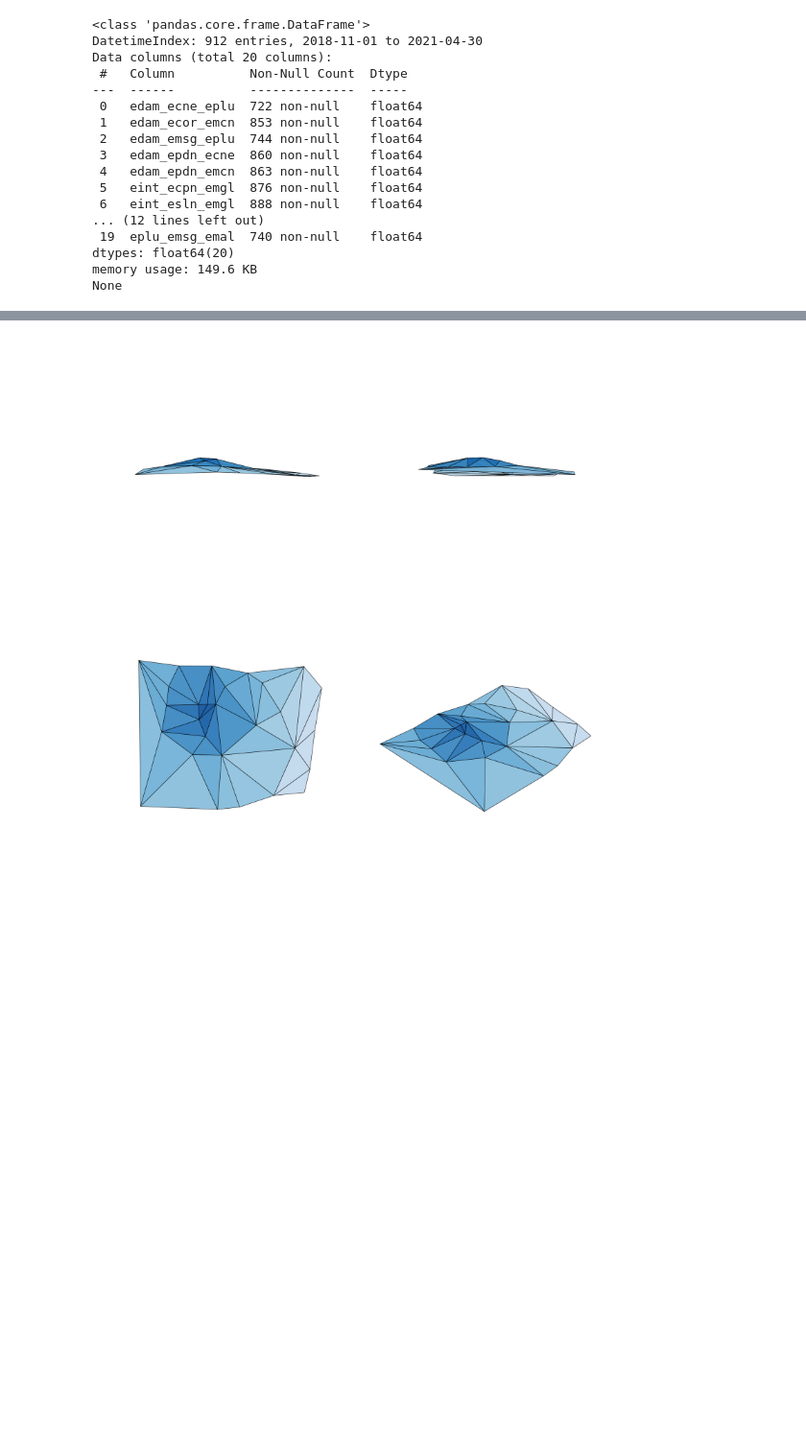
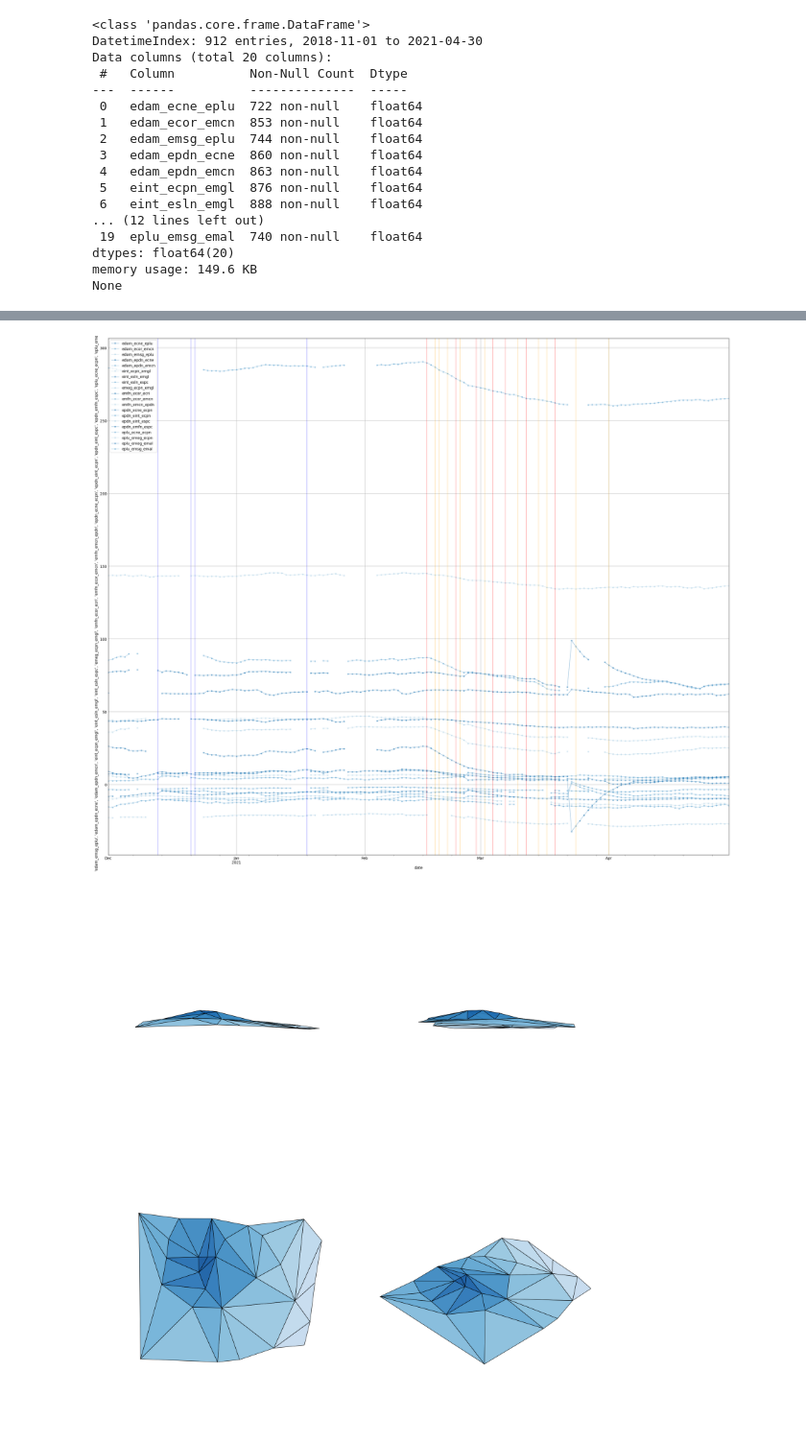
Before and after one commit to francescopandolfo/TESI_LM32, a Jupyter notebook: tesi_pandolfo_UI.ipynb, the cells around one changed output, grey strips where cells are left out. Shown at 96% size. Cells and saved outputs as stored; diff of their text form; code cells hidden in the pictures; blank space fills up the shorter version.

```diff
--- a/tesi_pandolfo_UI.ipynb
+++ b/tesi_pandolfo_UI.ipynb
@@ -186,3 +164,47 @@ df1.plot(x='day', y=['edam_ecne_eplu',
+# %%
+df_f = df
+df_f = df_f.loc['2020-12-01':'2021-04-30']
+
+df_f.plot(figsize=(24,20), marker = ".", linewidth=1, alpha = 0.5)
+plt.xlabel('date')
+plt.ylabel(['edam_ecne_eplu',
+                     'edam_ecor_emcn',
+                     'edam_emsg_eplu',
+                     'edam_epdn_ecne',
+                     'edam_epdn_emcn',
+                     'eint_ecpn_emgl',
+                     'eint_esln_emgl',
+                     'eint_esln_espc',
+                     'emeg_ecpn_emgl',
+                     'emfn_ecor_ecri',
+                     'emfn_ecor_emcn',
+                     'emfn_emcn_epdn',
+                     'epdn_ecne_ecpn',
+                     'epdn_eint_ecpn',
+                     'epdn_eint_espc',
+                     'epdn_emfn_espc',
+                     'eplu_ecne_ecpn',
+                     'eplu_emeg_ecpn',
+                     'eplu_emeg_emal',
+                     'eplu_emsg_emal'])
+
+events_alpha = 0.3
+
+for f in LF:
+    plt.axvline(x=f, color='orange', alpha = events_alpha)
+
+for f in LSLF:
+    plt.axvline(x=f, color='red', alpha = events_alpha)
+
+for f in TA:
+    plt.axvline(x=f, color='blue', alpha = events_alpha)
+
+for f in DI:
+    plt.axvline(x=f, color='gray', alpha = events_alpha)
+
+plt.show()
+# %% [output]
+[figure, added]
 # %%
 import sys
 
```
Also changed, not shown: parts of 4 cells of this notebook.
